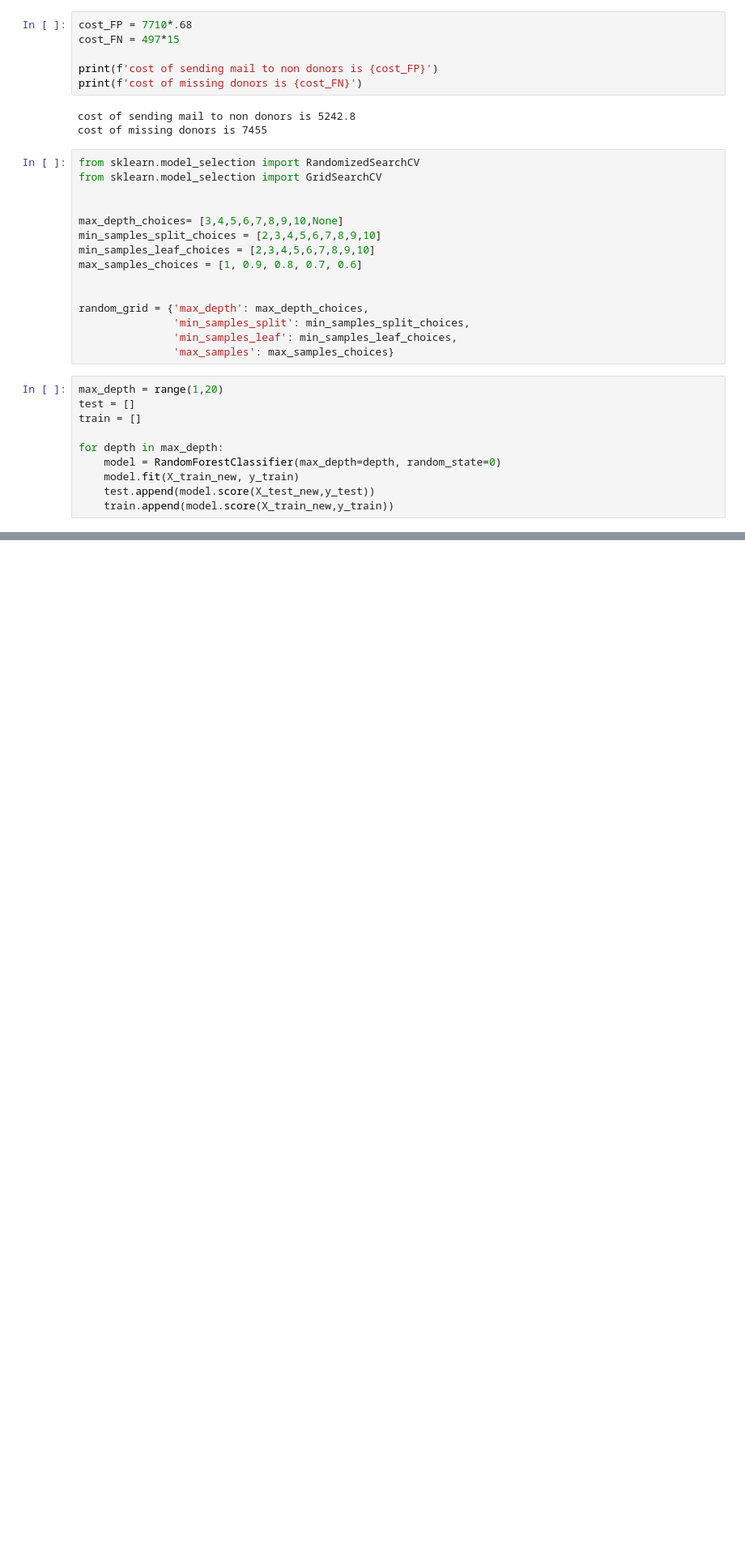
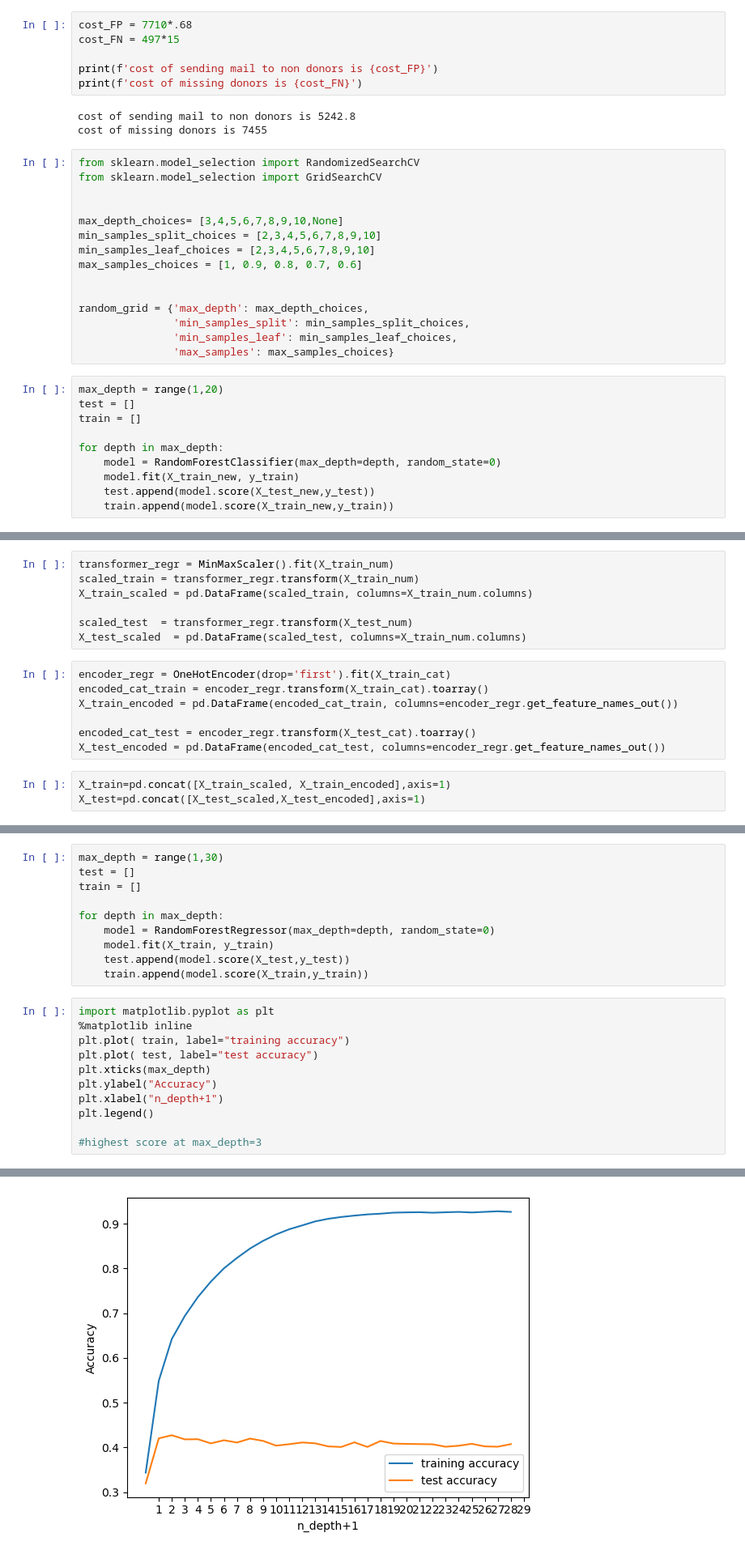
Before and after one commit to HeloisaBal/lab-random-forests, a Jupyter notebook: files_for_lab/Lab - Random Forests.ipynb, the cells around one changed output, grey strips where cells are left out. Shown: that part at 81% size. Saved outputs shown, nothing was run; the diff lists cells and outputs as text; blank space fills up the shorter version.

```diff
--- a/files_for_lab/Lab - Random Forests.ipynb
+++ b/files_for_lab/Lab - Random Forests.ipynb
@@ -254,0 +329,17 @@ plt.legend()
+# %%
+transformer_regr = MinMaxScaler().fit(X_train_num)
+scaled_train = transformer_regr.transform(X_train_num)
+X_train_scaled = pd.DataFrame(scaled_train, columns=X_train_num.columns)
+
+scaled_test  = transformer_regr.transform(X_test_num)
+X_test_scaled  = pd.DataFrame(scaled_test, columns=X_train_num.columns)
+# %%
+encoder_regr = OneHotEncoder(drop='first').fit(X_train_cat)
+encoded_cat_train = encoder_regr.transform(X_train_cat).toarray()
+X_train_encoded = pd.DataFrame(encoded_cat_train, columns=encoder_regr.get_feature_names_out())
+
+encoded_cat_test = encoder_regr.transform(X_test_cat).toarray()
+X_test_encoded = pd.DataFrame(encoded_cat_test, columns=encoder_regr.get_feature_names_out())
+# %%
+X_train=pd.concat([X_train_scaled, X_train_encoded],axis=1)
+X_test=pd.concat([X_test_scaled,X_test_encoded],axis=1)
@@ -254,0 +353,22 @@ plt.legend()
+# %%
+max_depth = range(1,30)
+test = []
+train = []
+
+for depth in max_depth:
+    model = RandomForestRegressor(max_depth=depth, random_state=0)
+    model.fit(X_train, y_train)
+    test.append(model.score(X_test,y_test))
+    train.append(model.score(X_train,y_train))
+# %%
+import matplotlib.pyplot as plt
+%matplotlib inline
+plt.plot( train, label="training accuracy")
+plt.plot( test, label="test accuracy")
+plt.xticks(max_depth)
+plt.ylabel("Accuracy")
+plt.xlabel("n_depth+1")
+plt.legend()
+
+#highest score at max_depth=3
+# %% [output]
@@ -254,0 +376 @@ plt.legend()
+[figure, added]
```
Also changed, not shown: parts of 24 cells of this notebook.
